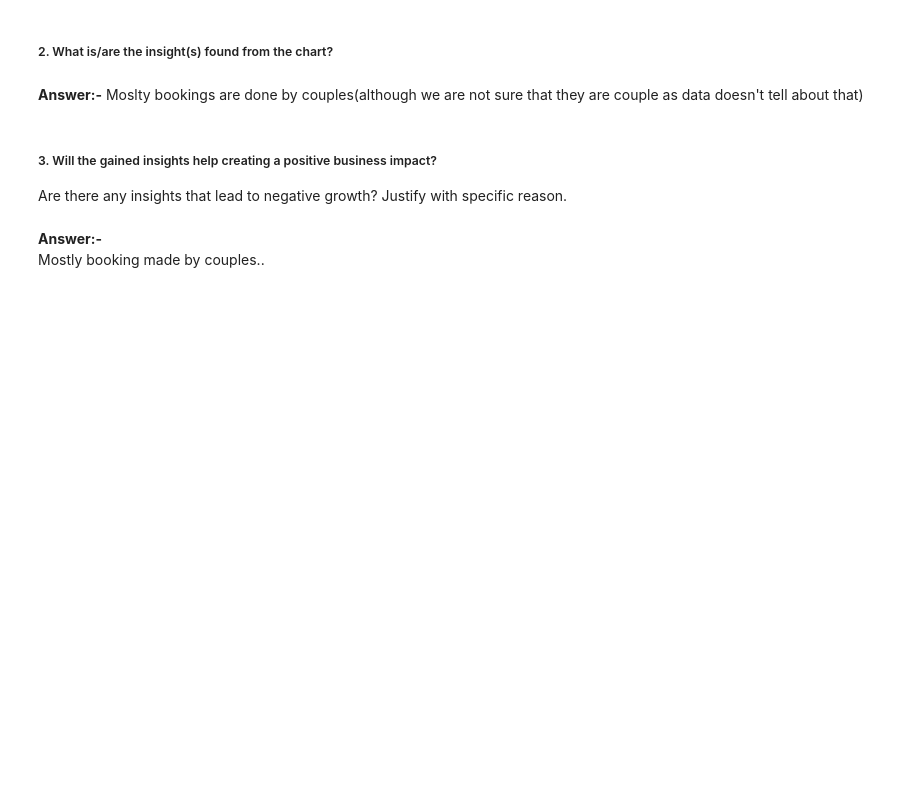
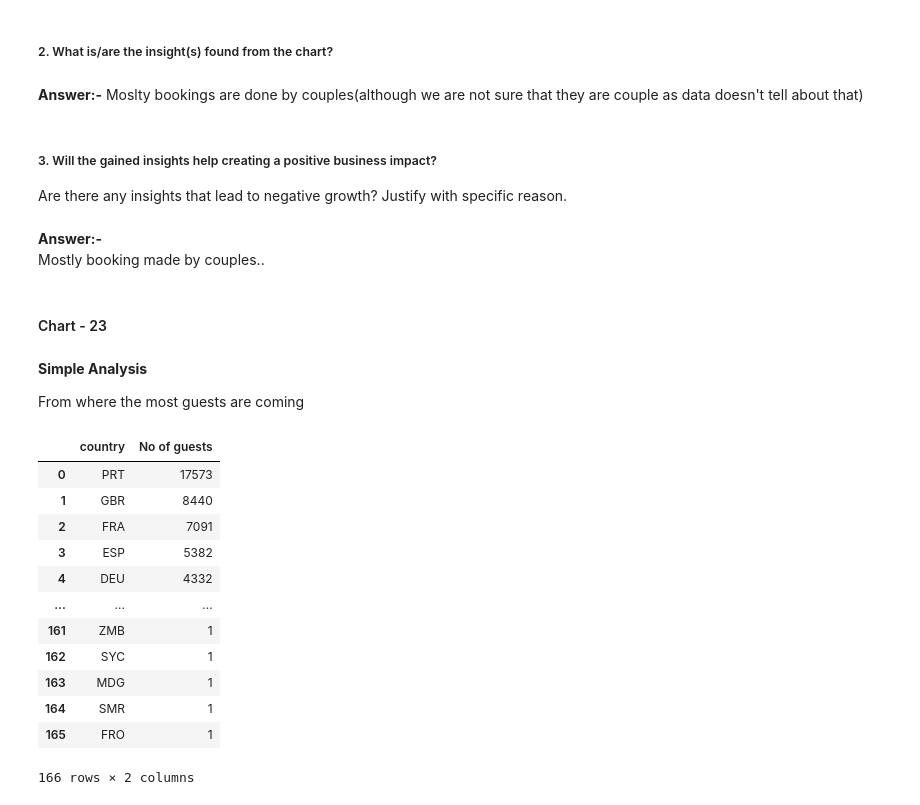
Before and after one commit to Tapomay1/Hotel-Booking-Analysis_EDA, a Jupyter notebook: Hotel_Booking_Analysis_EDA.ipynb, the cells around one changed output. Cells and saved outputs as stored; diff of their text form; code cells hidden in the pictures; blank space fills up the shorter version.

```diff
--- a/Hotel_Booking_Analysis_EDA.ipynb
+++ b/Hotel_Booking_Analysis_EDA.ipynb
@@ -1084,3 +1091,27 @@ Are there any insights that lead to negative growth? Justify with specific reaso
 **Answer:-**
 \
 Mostly booking made by couples..
+# %% [markdown]
+#### Chart - 23
+# %% [markdown]
+**Simple Analysis**
+
+From where the most guests are coming
+# %%
+country_wise_guests = df1[df1['is_canceled'] == 0]['country'].value_counts().reset_index()
+country_wise_guests.columns = ['country', 'No of guests']
+country_wise_guests
+# %% [output]
+|  | country | No of guests |
+| 0 | PRT | 17573 |
+| 1 | GBR | 8440 |
+| 2 | FRA | 7091 |
+| 3 | ESP | 5382 |
+| 4 | DEU | 4332 |
+| ... | ... | ... |
+| 161 | ZMB | 1 |
+| 162 | SYC | 1 |
+| 163 | MDG | 1 |
+| 164 | SMR | 1 |
+| 165 | FRO | 1 |
+166 rows × 2 columns
```
Also changed, not shown: parts of 33 cells of this notebook.
